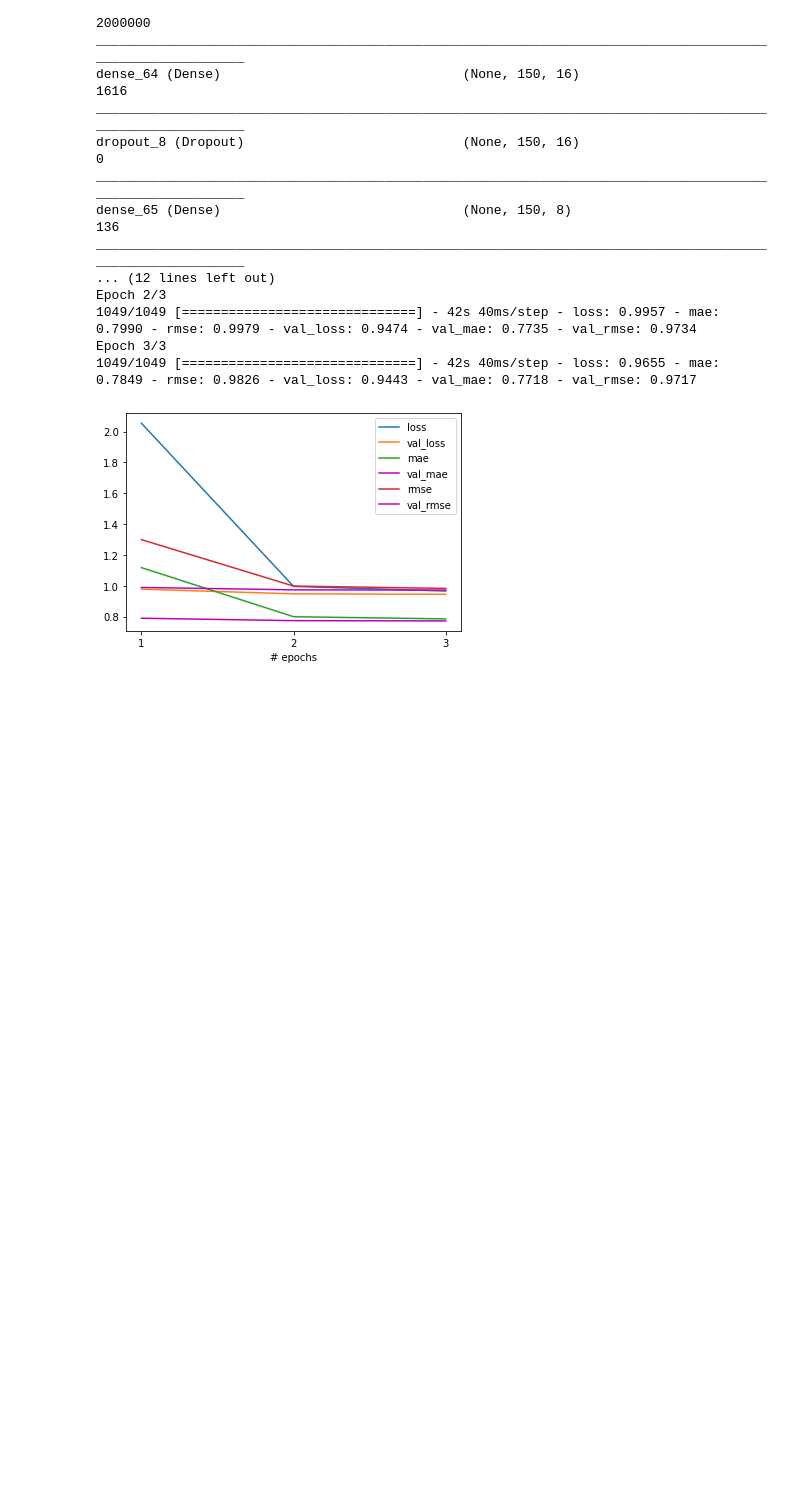
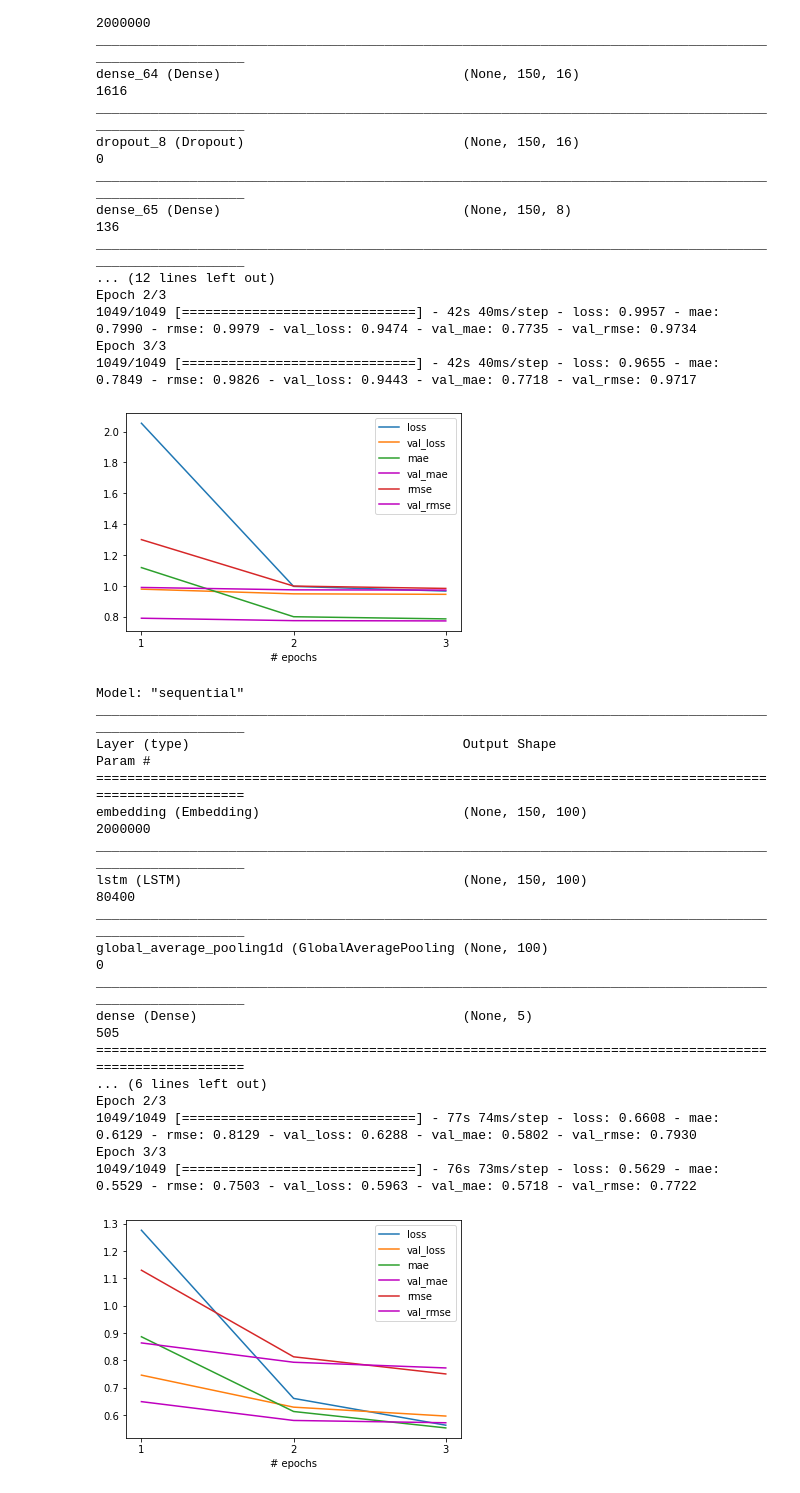
Before and after one commit to FishWith7sMemory/MAST30034-ADS-GroupProj, a Jupyter notebook: NLP.ipynb, the cells around one changed output. Saved outputs shown, nothing was run; the diff lists cells and outputs as text; code cells hidden in the pictures; blank space fills up the shorter version.

Commit message:
implement and improve LSTM

```diff
--- a/NLP.ipynb
+++ b/NLP.ipynb
@@ -300,3 +300,36 @@ Epoch 2/3
 Epoch 3/3
 1049/1049 [==============================] - 42s 40ms/step - loss: 0.9655 - mae: 0.7849 - rmse: 0.9826 - val_loss: 0.9443 - val_mae: 0.7718 - val_rmse: 0.9717
 [figure]
+# %%
+def create_model():
+    D = 100
+    num_words = min(MAX_VOCAB_SIZE, V + 1)
+    model = Sequential()
+    model.add(Input(shape=(T,)))
+    model.add(Embedding(num_words, D))
+    model.add(LSTM(D, dropout=0.2, return_sequences=True))
+    model.add(GlobalAveragePooling1D())
+    model.add(Dense(5))
+    model.summary(105)
+    return model
+
+m, r = fit_model(create_model())
+# %% [output]
+Model: "sequential"
+_________________________________________________________________________________________________________
+Layer (type)                                   Output Shape                              Param #
+=========================================================================================================
+embedding (Embedding)                          (None, 150, 100)                          2000000
+_________________________________________________________________________________________________________
+lstm (LSTM)                                    (None, 150, 100)                          80400
+_________________________________________________________________________________________________________
+global_average_pooling1d (GlobalAveragePooling (None, 100)                               0
+_________________________________________________________________________________________________________
+dense (Dense)                                  (None, 5)                                 505
+=========================================================================================================
+... (6 lines left out)
+Epoch 2/3
+1049/1049 [==============================] - 77s 74ms/step - loss: 0.6608 - mae: 0.6129 - rmse: 0.8129 - val_loss: 0.6288 - val_mae: 0.5802 - val_rmse: 0.7930
+Epoch 3/3
+1049/1049 [==============================] - 76s 73ms/step - loss: 0.5629 - mae: 0.5529 - rmse: 0.7503 - val_loss: 0.5963 - val_mae: 0.5718 - val_rmse: 0.7722
+[figure, added]
```
Also changed, not shown: parts of 4 cells of this notebook.
